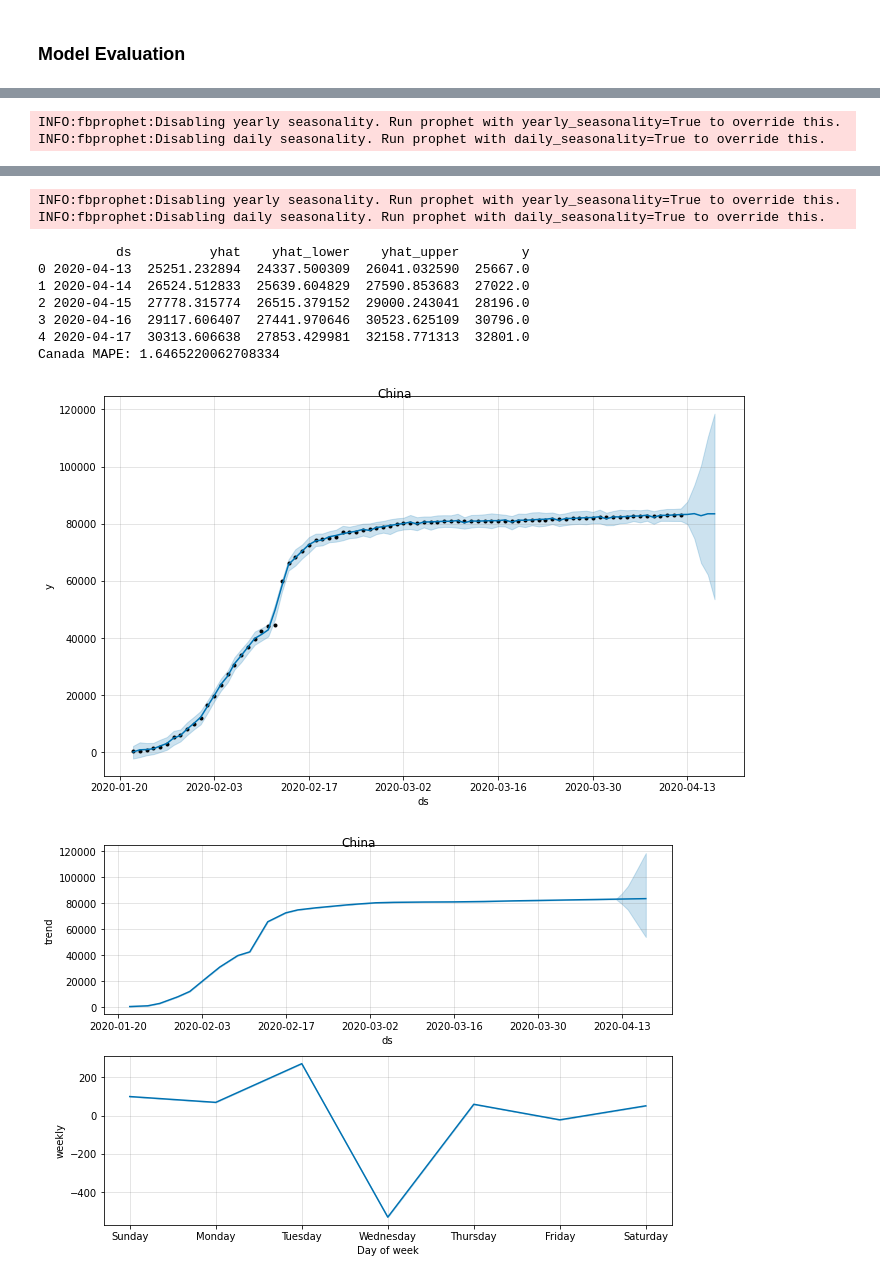
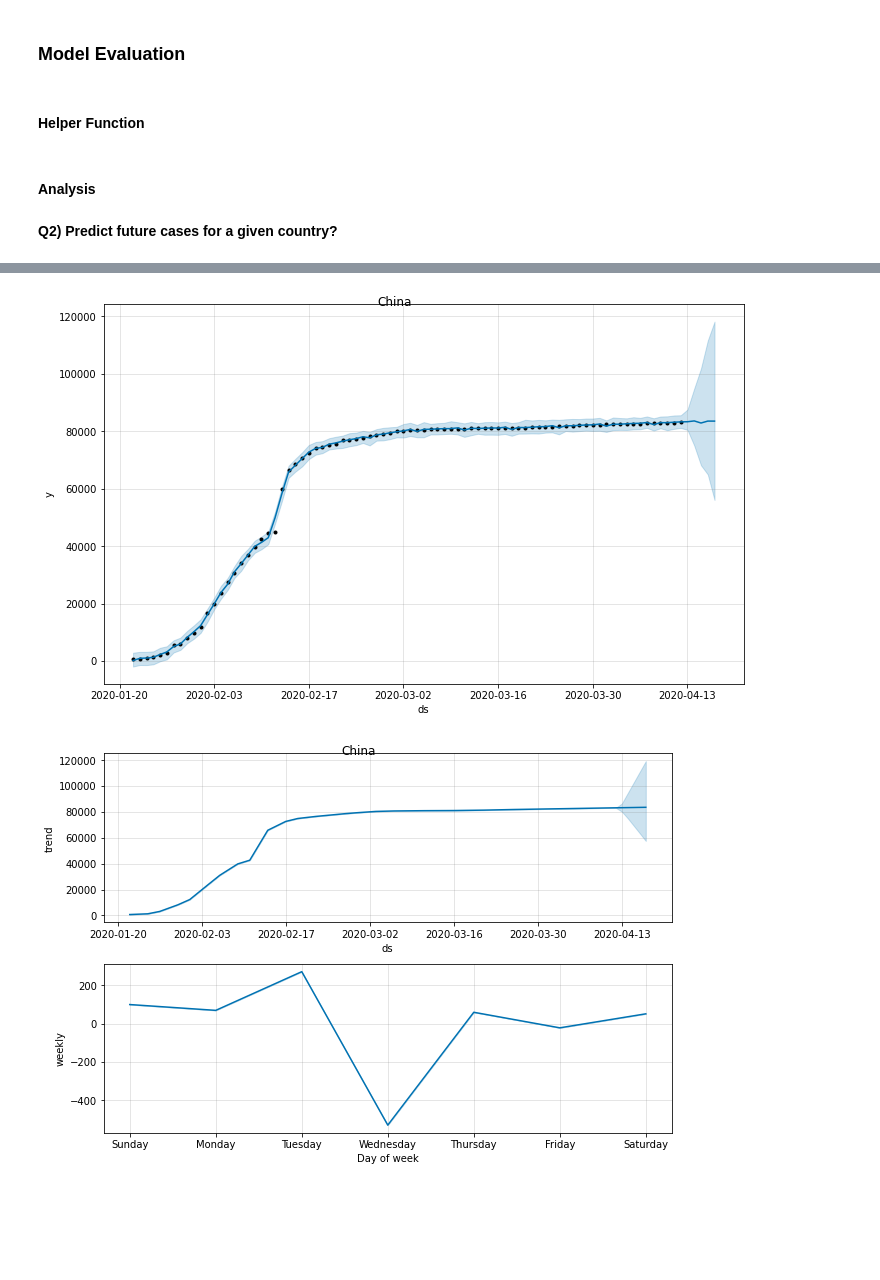
Before and after one commit to kannuri-sravan/covid19_predictions_prophet, a Jupyter notebook: covid19_predictions.ipynb, the cells around one changed output, grey strips where cells are left out. Drawn from its saved outputs; the diff is of its cells as text; code cells hidden in the pictures; blank space fills up the shorter version.

```diff
--- a/covid19_predictions.ipynb
+++ b/covid19_predictions.ipynb
@@ -78,3 +98,9 @@ world_df.fillna({'Province_State': ""},inplace=True)
+# %%
+#Replace NAN values with blank string
+world_df.fillna({'Province_State': ""},inplace=True)
+
+#Drop unusefull columns if any
+world_df.drop("Id",axis=1,inplace=True)
 # %% [markdown]
 ### Data Visualizations
 # %% [markdown]
@@ -248,4 +309,6 @@ def mean_absolute_percentage_error(y_true, y_pred):
     """
     y_true, y_pred = np.array(y_true), np.array(y_pred)
     return np.mean(np.abs((y_true - y_pred) / y_true)) * 100
+# %% [markdown]
+#### Helper Function
 # %%
@@ -273,5 +334,34 @@ def main(world_df,countries):
+# %% [markdown]
+#### Analysis
+# %% [markdown]
+**Q2) Predict future cases for a given country?**
+# %%
+def countryWiseCasesPredictions(df,country):
+  """
+  This functions prepare data country wise for predictions
+
+  Parameters
+    df (dataframe) : The dataframe to be processed
+    country (str) : Should be valid county name
+  Returns:
+    country_rn_df (dataframe) - Returns most country wise dataset
+  """
+  #grouping country wise
+  country_df = world_df.groupby(['Country_Region','Date'])[['ConfirmedCases','Fatalities']].sum().reset_index()
+  #filtering provided country data
+  country_df = country_df[country_df.Country_Region == country]
+  #Renaming column as per the models needs
+  country_rn_df = country_df.rename(columns={"Date":"ds","ConfirmedCases":"y"})
+  #Dropping unused columns
+  country_rn_df = country_rn_df.reset_index().drop(["index","Fatalities","Country_Region"],axis= 1)
+  return country_rn_df
 # %%
 #Comma sepearted list for predictions
-countries = ['China','Thailand','Canada']
-main(world_df,countries)
+# countries = ['China','Thailand','Canada']
+
+countries = ['China']
+for country in countries:
+   df = countryWiseCasesPredictions(world_df,country)
+   results = helper(df,countries)
+   results.head()
 # %% [output]
@@ -287,2 +376,0 @@ INFO:fbprophet:Disabling daily seasonality. Run prophet with daily_seasonality=T
-INFO:fbprophet:Disabling yearly seasonality. Run prophet with yearly_seasonality=True to override this.
-INFO:fbprophet:Disabling daily seasonality. Run prophet with daily_seasonality=True to override this.
@@ -299,11 +377,2 @@ Thailand MAPE: 8.420637821964084
-INFO:fbprophet:Disabling yearly seasonality. Run prophet with yearly_seasonality=True to override this.
-INFO:fbprophet:Disabling daily seasonality. Run prophet with daily_seasonality=True to override this.
-          ds          yhat    yhat_lower    yhat_upper        y
-0 2020-04-13  25251.232894  24337.500309  26041.032590  25667.0
-1 2020-04-14  26524.512833  25639.604829  27590.853683  27022.0
-2 2020-04-15  27778.315774  26515.379152  29000.243041  28196.0
-3 2020-04-16  29117.606407  27441.970646  30523.625109  30796.0
-4 2020-04-17  30313.606638  27853.429981  32158.771313  32801.0
-Canada MAPE: 1.6465220062708334
 [figure]
-[figure, old version]
+[figure, new version]
```
Also changed, not shown: parts of 36 cells of this notebook.
